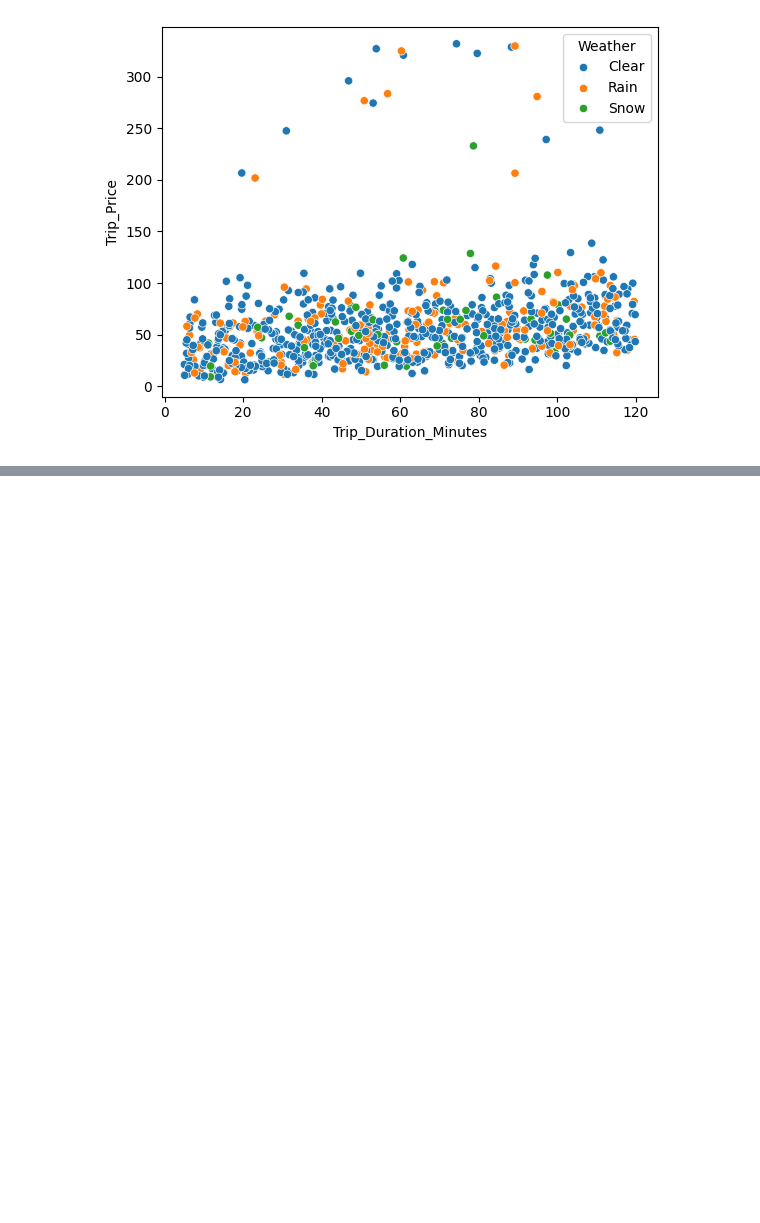
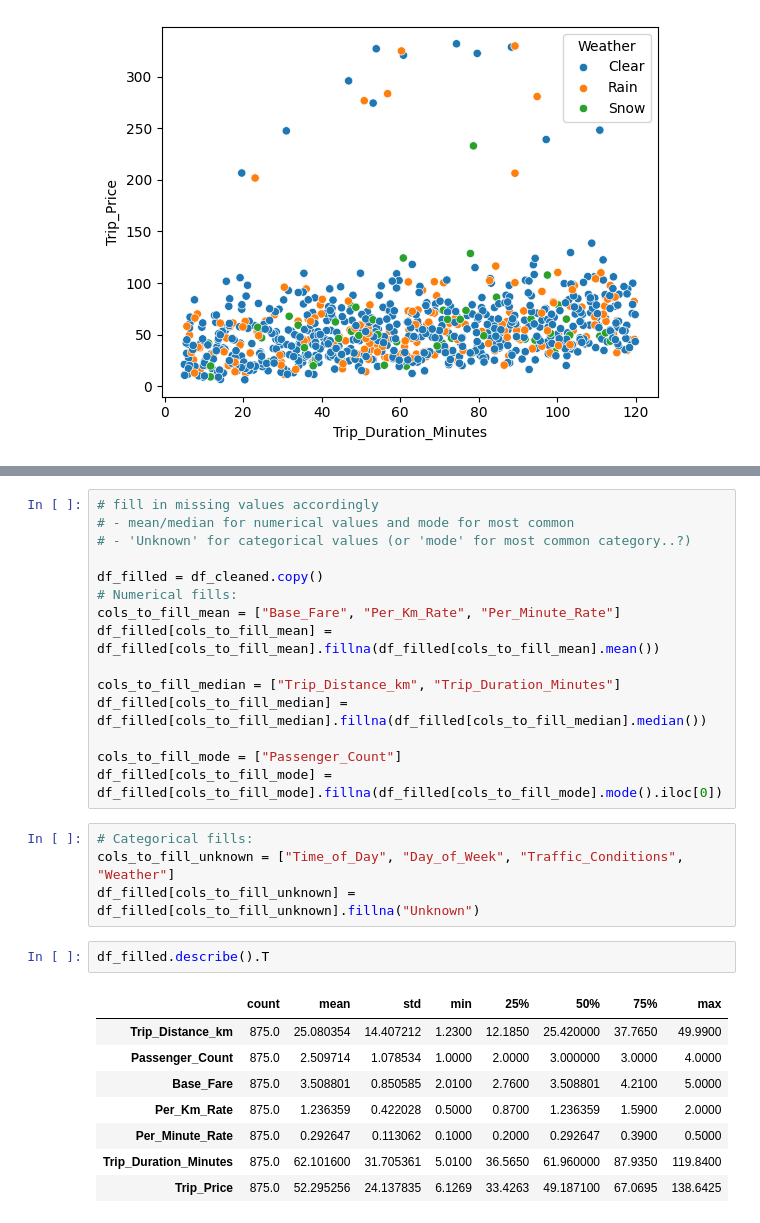
Before and after one commit to SusannaR11/taxipred-prediction-fullstack-SUSANNA-ROKKA-OPA24, a Jupyter notebook: explorations/feature_engineering.ipynb, the cells around one changed output, grey strips where cells are left out. Cells and saved outputs as stored; diff of their text form; blank space fills up the shorter version.

```diff
--- a/explorations/feature_engineering.ipynb
+++ b/explorations/feature_engineering.ipynb
@@ -195,0 +260,30 @@ plt.show()
+# %%
+# fill in missing values accordingly
+# - mean/median for numerical values and mode for most common
+# - 'Unknown' for categorical values (or 'mode' for most common category..?)
+
+df_filled = df_cleaned.copy()
+# Numerical fills:
+cols_to_fill_mean = ["Base_Fare", "Per_Km_Rate", "Per_Minute_Rate"]
+df_filled[cols_to_fill_mean] = df_filled[cols_to_fill_mean].fillna(df_filled[cols_to_fill_mean].mean())
+
+cols_to_fill_median = ["Trip_Distance_km", "Trip_Duration_Minutes"]
+df_filled[cols_to_fill_median] = df_filled[cols_to_fill_median].fillna(df_filled[cols_to_fill_median].median())
+
+cols_to_fill_mode = ["Passenger_Count"]
+df_filled[cols_to_fill_mode] = df_filled[cols_to_fill_mode].fillna(df_filled[cols_to_fill_mode].mode().iloc[0])
+# %%
+# Categorical fills:
+cols_to_fill_unknown = ["Time_of_Day", "Day_of_Week", "Traffic_Conditions", "Weather"]
+df_filled[cols_to_fill_unknown] = df_filled[cols_to_fill_unknown].fillna("Unknown")
+# %%
+df_filled.describe().T
+# %% [output]
+|  | count | mean | std | min | 25% | 50% | 75% | max |
+| Trip_Distance_km | 875.0 | 25.080354 | 14.407212 | 1.2300 | 12.1850 | 25.420000 | 37.7650 | 49.9900 |
+| Passenger_Count | 875.0 | 2.509714 | 1.078534 | 1.0000 | 2.0000 | 3.000000 | 3.0000 | 4.0000 |
+| Base_Fare | 875.0 | 3.508801 | 0.850585 | 2.0100 | 2.7600 | 3.508801 | 4.2100 | 5.0000 |
+| Per_Km_Rate | 875.0 | 1.236359 | 0.422028 | 0.5000 | 0.8700 | 1.236359 | 1.5900 | 2.0000 |
+| Per_Minute_Rate | 875.0 | 0.292647 | 0.113062 | 0.1000 | 0.2000 | 0.292647 | 0.3900 | 0.5000 |
+| Trip_Duration_Minutes | 875.0 | 62.101600 | 31.705361 | 5.0100 | 36.5650 | 61.960000 | 87.9350 | 119.8400 |
+| Trip_Price | 875.0 | 52.295256 | 24.137835 | 6.1269 | 33.4263 | 49.187100 | 67.0695 | 138.6425 |
```
Also changed, not shown: parts of 6 cells of this notebook.
